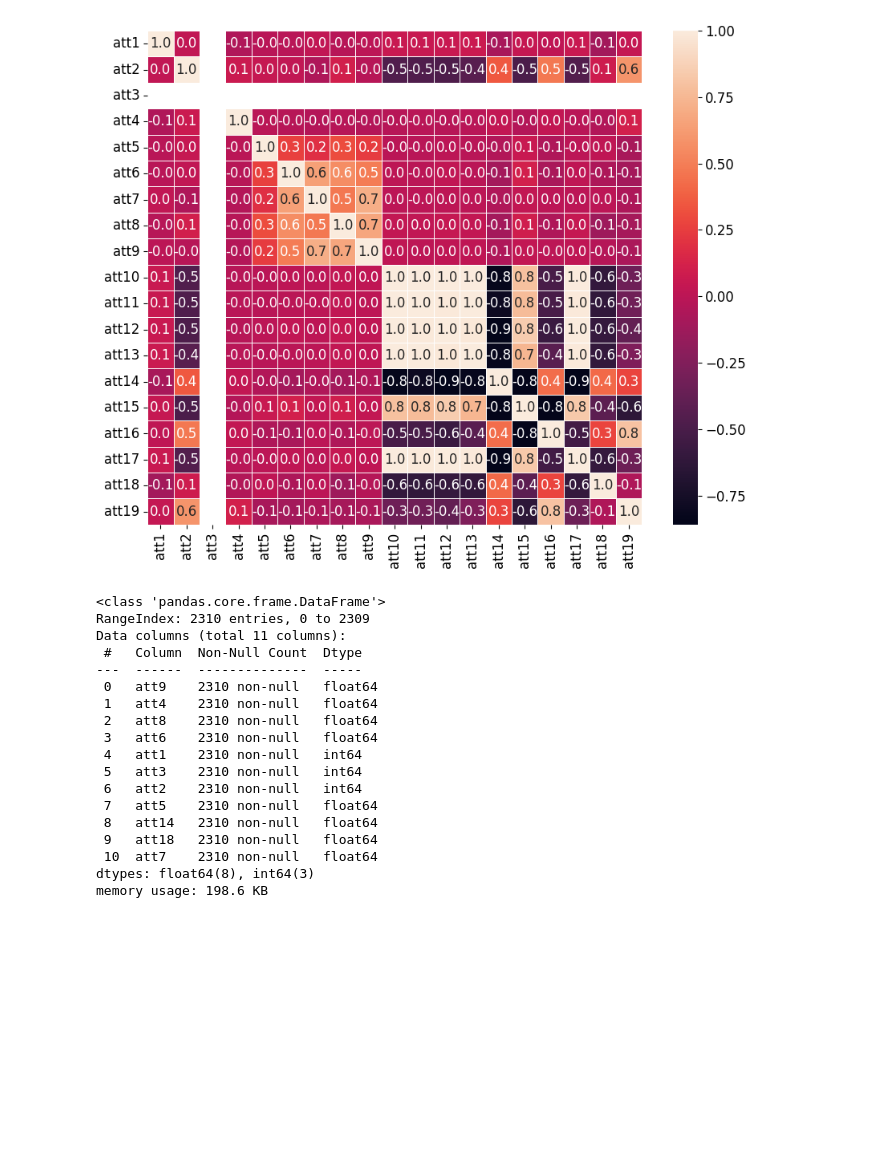
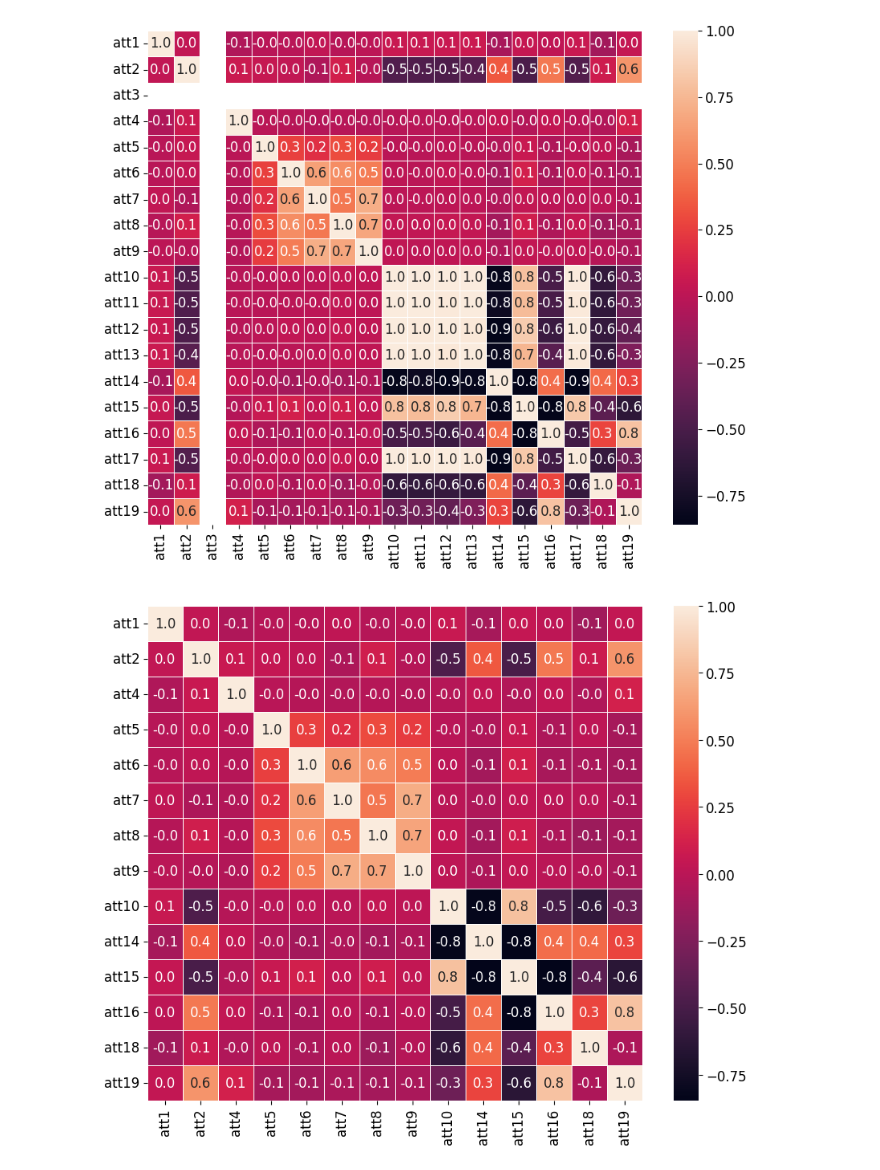
Before and after one commit to gilcesarf/imd3002-202502, a Jupyter notebook: Aula06/PersonCorrelation.ipynb, the cells around one changed output. Saved outputs shown, nothing was run; the diff lists cells and outputs as text; code cells hidden in the pictures; blank space fills up the shorter version.

```diff
--- a/Aula06/PersonCorrelation.ipynb
+++ b/Aula06/PersonCorrelation.ipynb
@@ -87,16 +87,11 @@ Data columns (total 20 columns):
 dtypes: float64(16), int64(3), object(1)
 memory usage: 361.1+ KB
 # %%
-# Obtendo os nomes das colunas Numéricas
-tipos_numericos = ['int64', 'float64']
-att_numericos = dataset2.select_dtypes(include = tipos_numericos)
-
-## selecionando as colunas
-att_numericos= list(att_numericos.columns)
-
-dataset_numerico = dataset2[att_numericos] # Features
-print(dataset_numerico)
+# Obtendo todas as colunas exceto a última
+dataset_numerico = dataset2.iloc[:, :-1] # Features
 
 ### Pegando o rótulo
 rotulo = dataset2.Class      # Target variable (classe)
+
+dataset_numerico.info()
 # %% [output]
@@ -131,41 +146,21 @@ plt.rcParams.update({'font.size': 12})
 plt = sn.heatmap(pearson, annot = True, fmt = '.1f', square=True, linewidths = .5)
 # %% [output]
 [figure]
-# %%
-#pearson threshold wanted
-threshold = 0.75
-
-pearson = dataset_numerico.corr(method = 'pearson')
-
-#replace all '1.0' values (wich represent column versus itself) with 0.0
-pearson_new = pearson.replace(1.0, 0)
-
-#get name from columns that have values major than threshold - with huge correlation to any attribute
-columns_to_exclude = list(pearson_new.loc[:, (pearson_new > threshold).any()])
-
-#make list of attributes you need to hold in new dataset
-attributes_to_hold = list(set(dataset_numerico)-set(columns_to_exclude))
-
-#create new csv dataset with only selected columns(attributes_to_hold)
-df = pd.DataFrame(dataset_numerico, columns = attributes_to_hold)
-
-df.info()
-# %% [output]
-<class 'pandas.core.frame.DataFrame'>
-RangeIndex: 2310 entries, 0 to 2309
-Data columns (total 11 columns):
- #   Column  Non-Null Count  Dtype
----  ------  --------------  -----
- 0   att9    2310 non-null   float64
- 1   att4    2310 non-null   float64
- 2   att8    2310 non-null   float64
- 3   att6    2310 non-null   float64
- 4   att1    2310 non-null   int64
- 5   att3    2310 non-null   int64
- 6   att2    2310 non-null   int64
- 7   att5    2310 non-null   float64
- 8   att14   2310 non-null   float64
- 9   att18   2310 non-null   float64
- 10  att7    2310 non-null   float64
-dtypes: float64(8), int64(3)
-memory usage: 198.6 KB
+# %%
+dataset_numerico.drop('att3', axis=1, inplace=True)
+dataset_numerico.drop('att11', axis=1, inplace=True)
+dataset_numerico.drop('att12', axis=1, inplace=True)
+dataset_numerico.drop('att13', axis=1, inplace=True)
+dataset_numerico.drop('att17', axis=1, inplace=True)
+# %%
+import seaborn as sn
+import matplotlib.pyplot as plt
+
+pearson = dataset_numerico.corr(method = 'pearson')
+
+# Create an annotated heatmap
+plt.figure(figsize = (10,8))
+plt.rcParams.update({'font.size': 12})
+plt = sn.heatmap(pearson, annot = True, fmt = '.1f', square=True, linewidths = .5)
+# %% [output]
+[figure, added]
```
Also changed, not shown: parts of 10 cells of this notebook.
